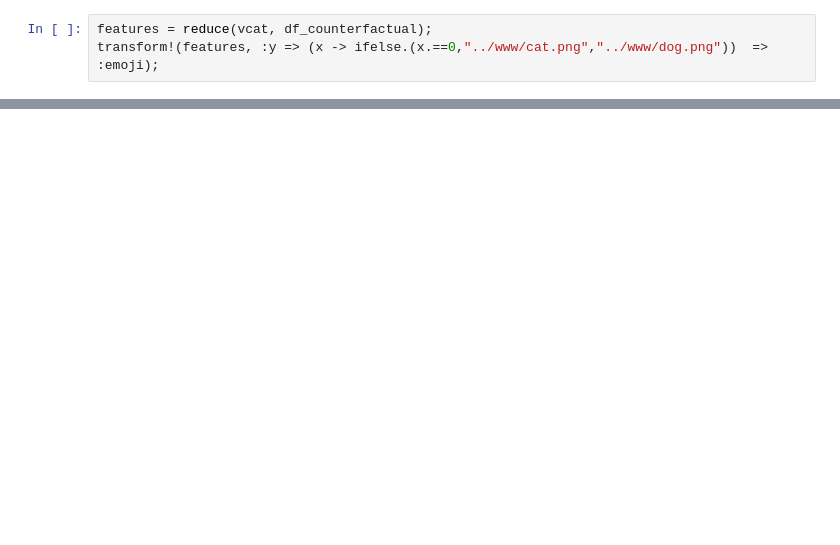
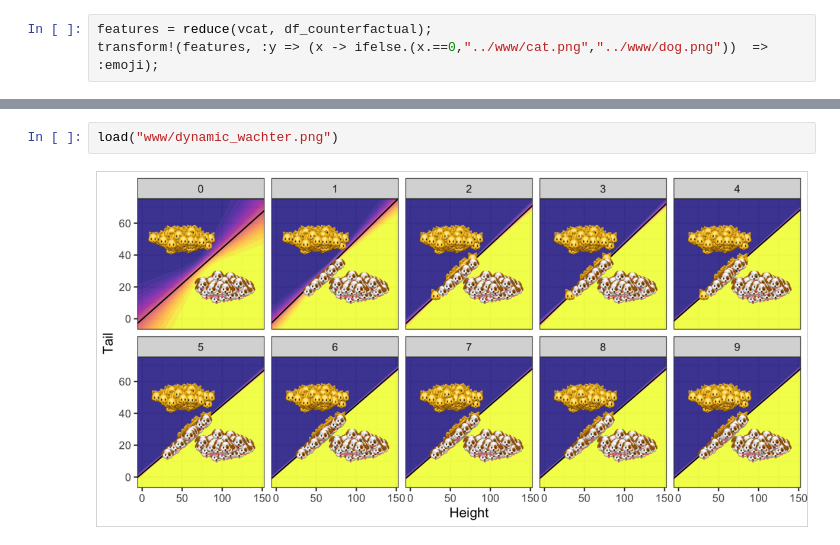
Before and after one commit to JuliaTrustworthyAI/AlgorithmicRecourseDynamics.jl, a Jupyter notebook: examples/endogenous_shifts.ipynb, the cells around one changed output, grey strips where cells are left out. Cells and saved outputs as stored; diff of their text form; blank space fills up the shorter version.

```diff
--- a/examples/endogenous_shifts.ipynb
+++ b/examples/endogenous_shifts.ipynb
@@ -156,0 +244,4 @@ load("www/post_shift.png")
+# %%
+load("www/dynamic_wachter.png")
+# %% [output]
+[figure, added]
```
Also changed, not shown: parts of 15 cells of this notebook, 5 other files.
